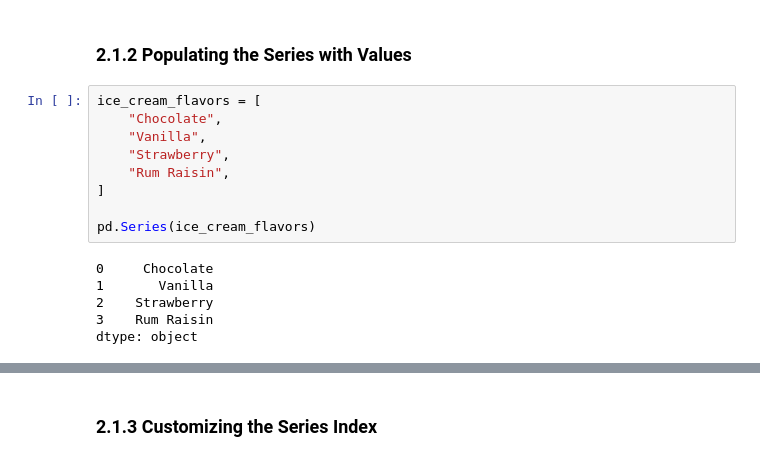
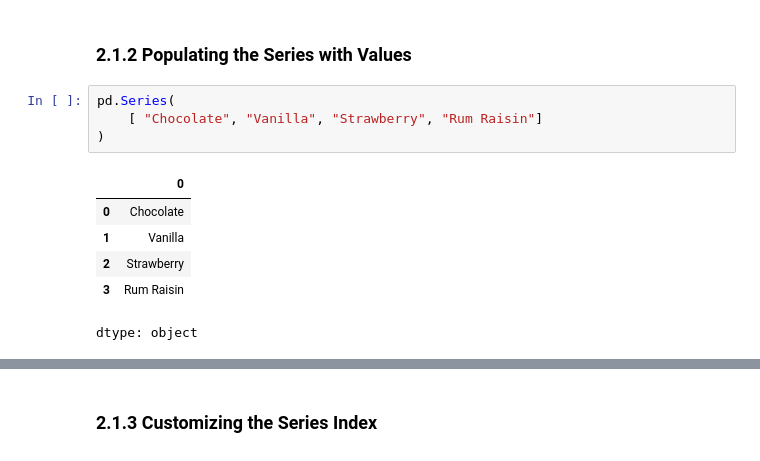
Before and after one commit to MinyaevAndrey/pandas-in-action, a Jupyter notebook: chapter_02_the_series_object/chapter_02_the_series_object.ipynb, the cells around one changed output, grey strips where cells are left out. Drawn from its saved outputs; the diff is of its cells as text.

```diff
--- a/chapter_02_the_series_object/chapter_02_the_series_object.ipynb
+++ b/chapter_02_the_series_object/chapter_02_the_series_object.ipynb
@@ -13,17 +14,13 @@ Series([], dtype: float64)
 # %% [markdown]
 ### 2.1.2 Populating the Series with Values
 # %%
-ice_cream_flavors = [
-    "Chocolate",
-    "Vanilla",
-    "Strawberry",
-    "Rum Raisin",
-]
-
-pd.Series(ice_cream_flavors)
+pd.Series(
+    [ "Chocolate", "Vanilla", "Strawberry", "Rum Raisin"]
+)
 # %% [output]
+|  | 0 |
+| 0 | Chocolate |
+| 1 | Vanilla |
+| 2 | Strawberry |
+| 3 | Rum Raisin |
-0     Chocolate
-1       Vanilla
-2    Strawberry
-3    Rum Raisin
 dtype: object
```
Also changed, not shown: parts of 5 cells of this notebook.
